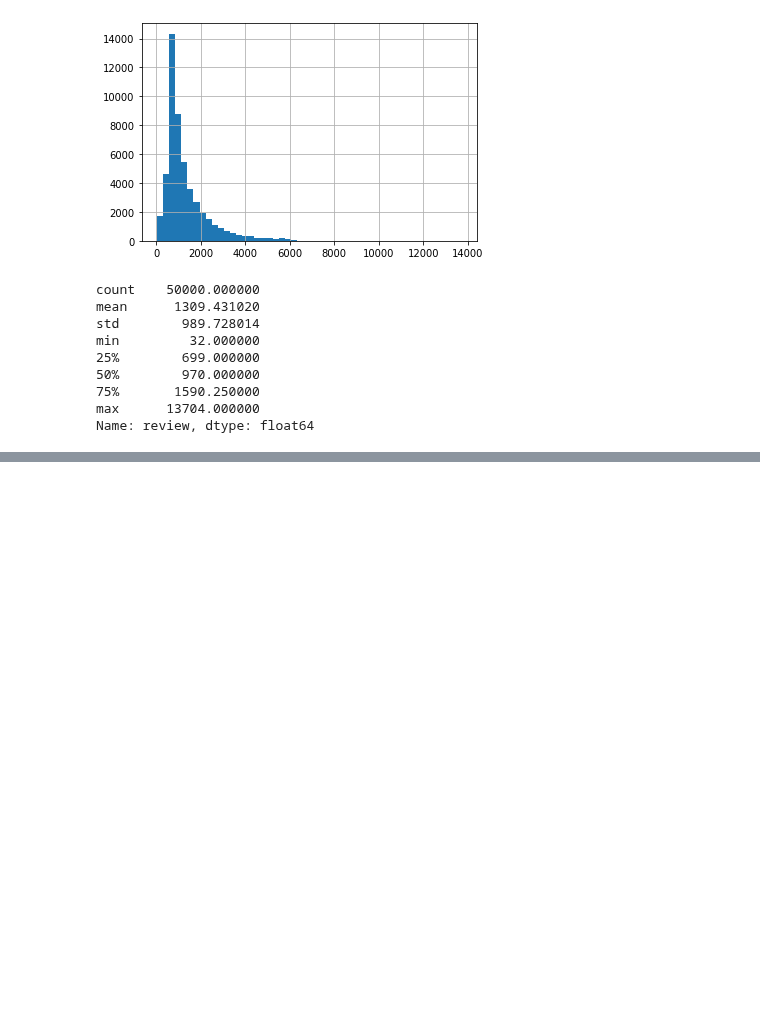
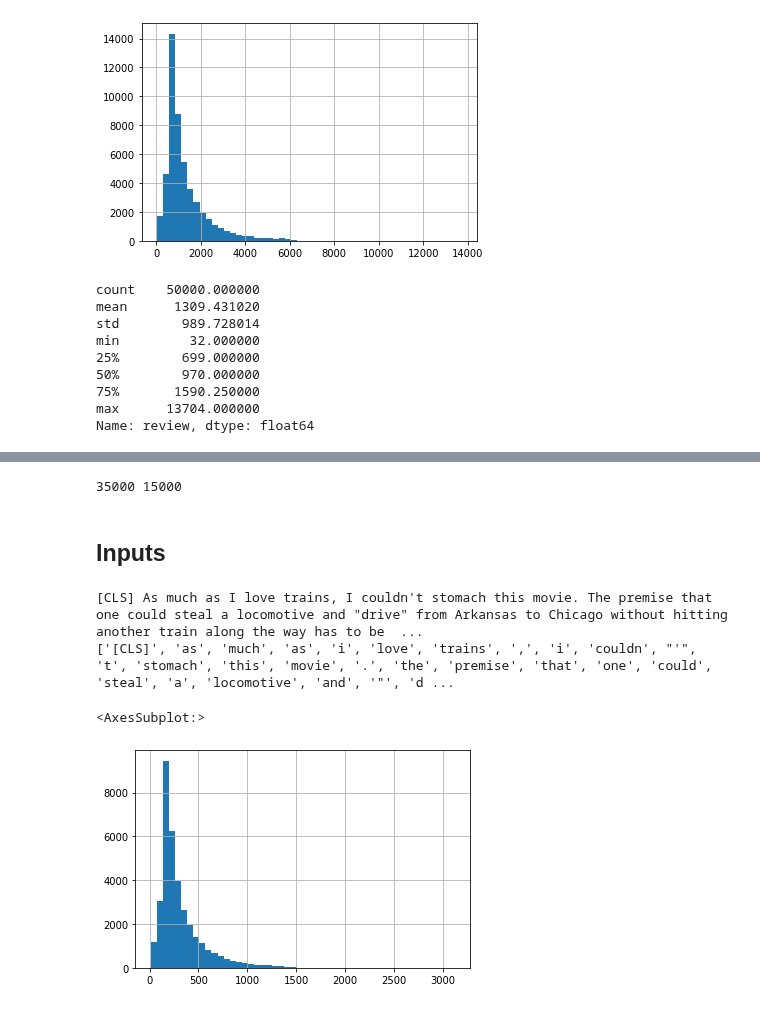
Before and after one commit to wisoffe/Courses, a Jupyter notebook: Stepik. Neural networks and NLP/stepik-nn-and-nlp 6.2.final (bert-sentiment).ipynb, the cells around one changed output, grey strips where cells are left out. Cells and saved outputs as stored; diff of their text form; code cells hidden in the pictures; blank space fills up the shorter version.

```diff
--- a/Stepik. Neural networks and NLP/stepik-nn-and-nlp 6.2.final (bert-sentiment).ipynb
+++ b/Stepik. Neural networks and NLP/stepik-nn-and-nlp 6.2.final (bert-sentiment).ipynb
@@ -540,0 +456,5 @@ Great "documentary" of how scientist's believed dinosaurs behaved, captured with
+# %%
+sentences = list(dataset.review)
+sentences = ["[CLS] " + sentence + " [SEP]" for sentence in sentences]
+
+labels = list(dataset.sentiment.map({'positive': 1, 'negative': 0}))
@@ -540,0 +474,30 @@ Great "documentary" of how scientist's believed dinosaurs behaved, captured with
+# %%
+from sklearn.model_selection import train_test_split
+
+train_sentences, test_sentences, train_gt, test_gt = train_test_split(sentences, labels, shuffle=True, random_state=42, test_size=0.3)
+# %%
+print(len(train_gt), len(test_gt))
+# %% [output]
+35000 15000
+# %% [markdown]
+## Inputs
+# %%
+from pytorch_transformers import BertTokenizer, BertConfig
+
+# Подробное описание модели https://huggingface.co/bert-base-uncased
+tokenizer = BertTokenizer.from_pretrained('bert-base-uncased', do_lower_case=True)
+#tokenizer = BertTokenizer.from_pretrained('bert-base-multilingual-uncased', do_lower_case=True)
+
+tokenized_texts = [tokenizer.tokenize(sent) for sent in train_sentences]
+print(train_sentences[0])
+print(tokenized_texts[0])
+# %% [output]
+[CLS] As much as I love trains, I couldn't stomach this movie. The premise that one could steal a locomotive and "drive" from Arkansas to Chicago without hitting another train along the way has to be  ...
+['[CLS]', 'as', 'much', 'as', 'i', 'love', 'trains', ',', 'i', 'couldn', "'", 't', 'stomach', 'this', 'movie', '.', 'the', 'premise', 'that', 'one', 'could', 'steal', 'a', 'locomotive', 'and', '"', 'd ...
+# %%
+#only for quick analyze
+series_tokenized_texts = pd.Series(tokenized_texts)
+series_tokenized_texts.map(len).hist(bins=50)
+# %% [output]
+<AxesSubplot:>
+[figure, added]
```
Also changed, not shown: parts of 95 cells of this notebook.
